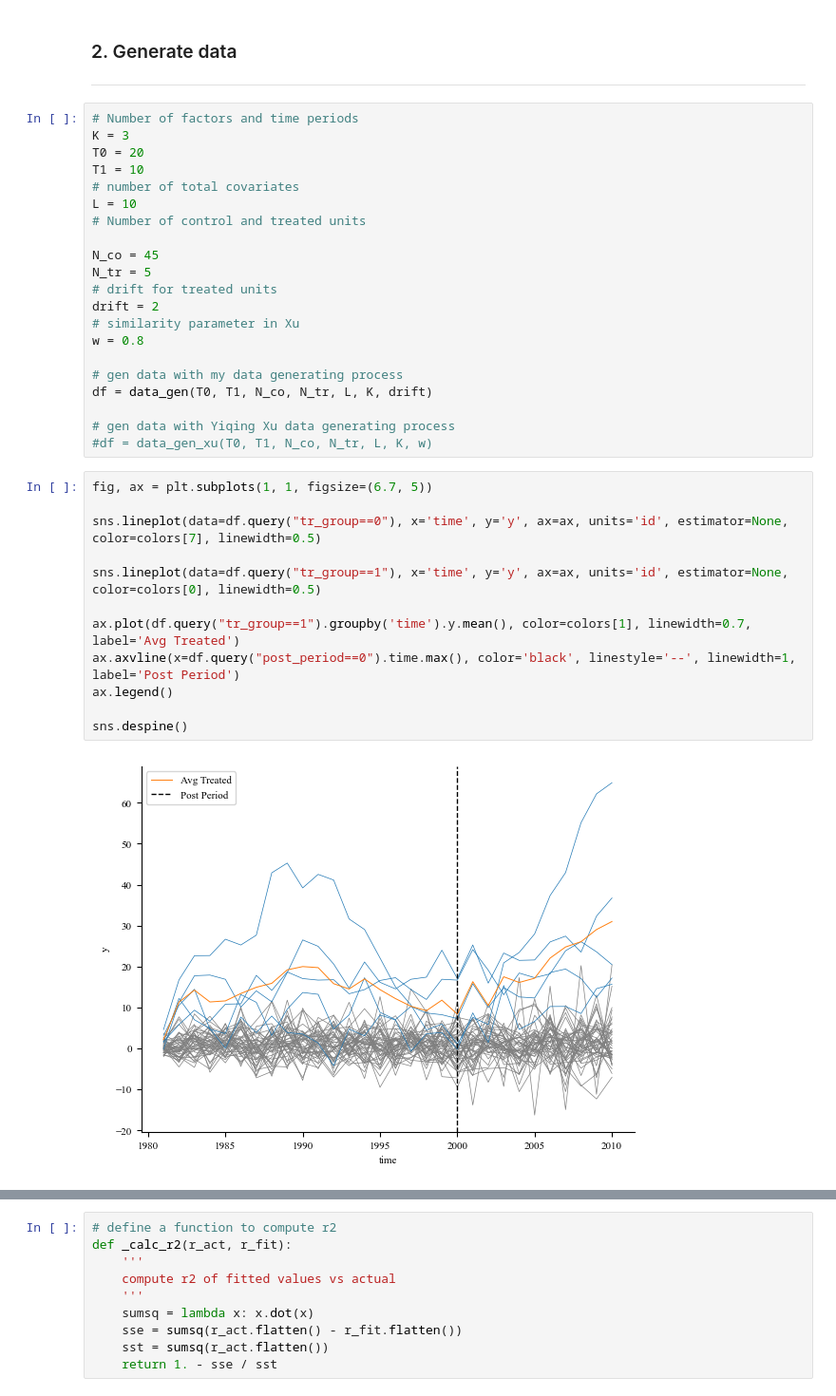
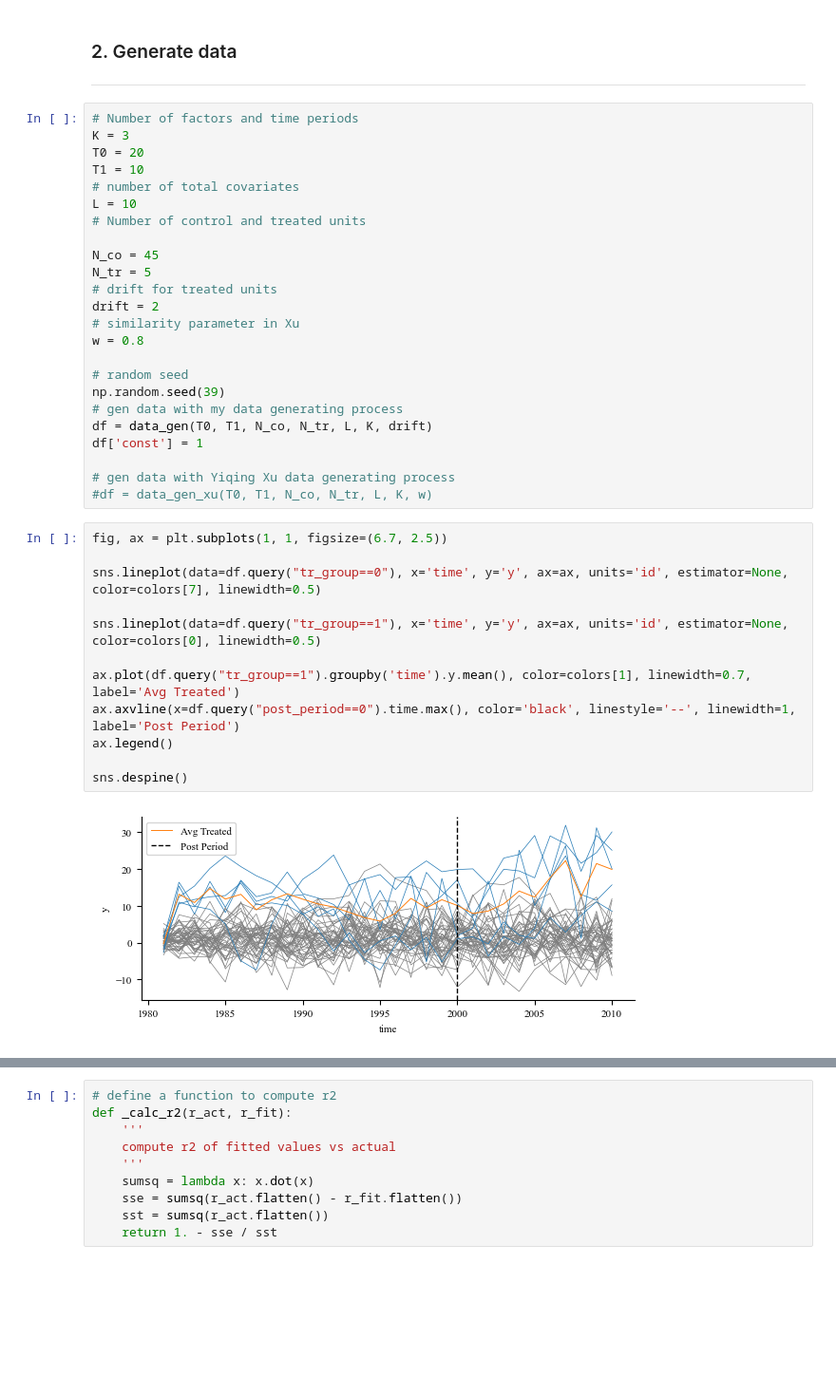
Before and after one commit to CongWang141/JMP, a Jupyter notebook: test2_estimation.ipynb, the cells around one changed output, grey strips where cells are left out. Shown at 95% size. Drawn from its saved outputs; the diff is of its cells as text; blank space fills up the shorter version.

```diff
--- a/test2_estimation.ipynb
+++ b/test2_estimation.ipynb
@@ -85,25 +89,28 @@ drift = 2
 # similarity parameter in Xu
 w = 0.8
 
+# random seed
+np.random.seed(39)
 # gen data with my data generating process
 df = data_gen(T0, T1, N_co, N_tr, L, K, drift)
+df['const'] = 1
 
 # gen data with Yiqing Xu data generating process
 #df = data_gen_xu(T0, T1, N_co, N_tr, L, K, w)
 # %%
-fig, ax = plt.subplots(1, 1, figsize=(6.7, 5))
+fig, ax = plt.subplots(1, 1, figsize=(6.7, 2.5))
 
 sns.lineplot(data=df.query("tr_group==0"), x='time', y='y', ax=ax, units='id', estimator=None, color=colors[7], linewidth=0.5)
 
 sns.lineplot(data=df.query("tr_group==1"), x='time', y='y', ax=ax, units='id', estimator=None, color=colors[0], linewidth=0.5)
 
 ax.plot(df.query("tr_group==1").groupby('time').y.mean(), color=colors[1], linewidth=0.7, label='Avg Treated')
 ax.axvline(x=df.query("post_period==0").time.max(), color='black', linestyle='--', linewidth=1, label='Post Period')
 ax.legend()
 
 sns.despine()
 # %% [output]
-[figure, old version]
+[figure, new version]
 # %% [markdown]
 ### 3. Estimation
 ---
```
Also changed, not shown: parts of 42 cells of this notebook, 9 other files.
